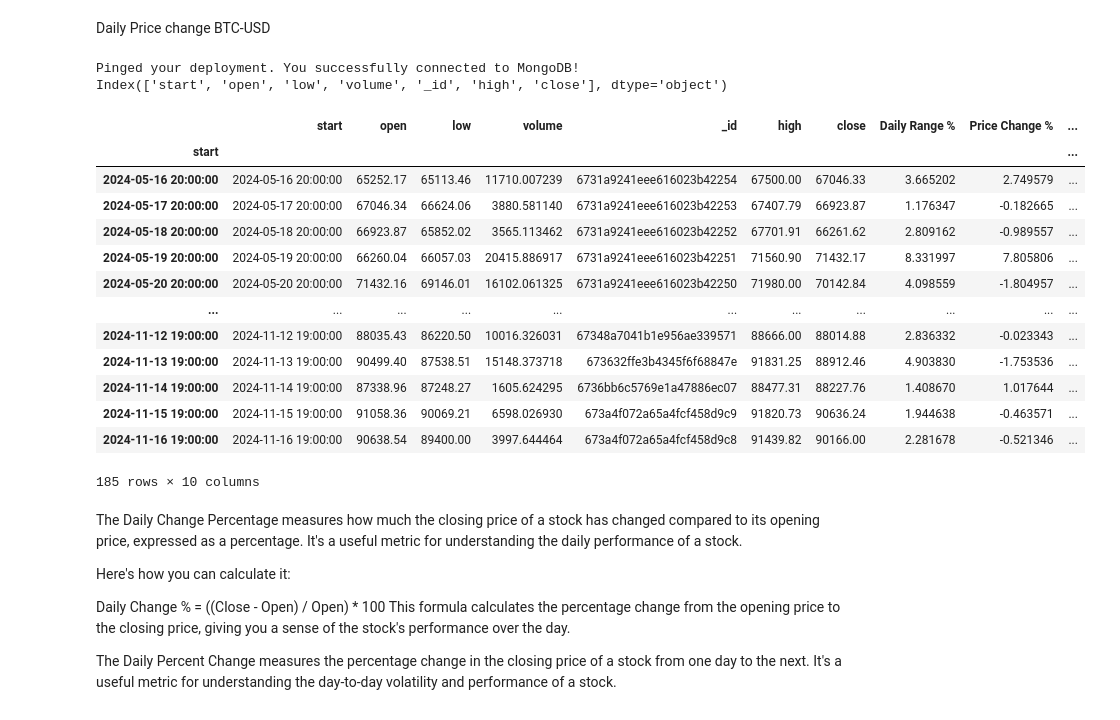
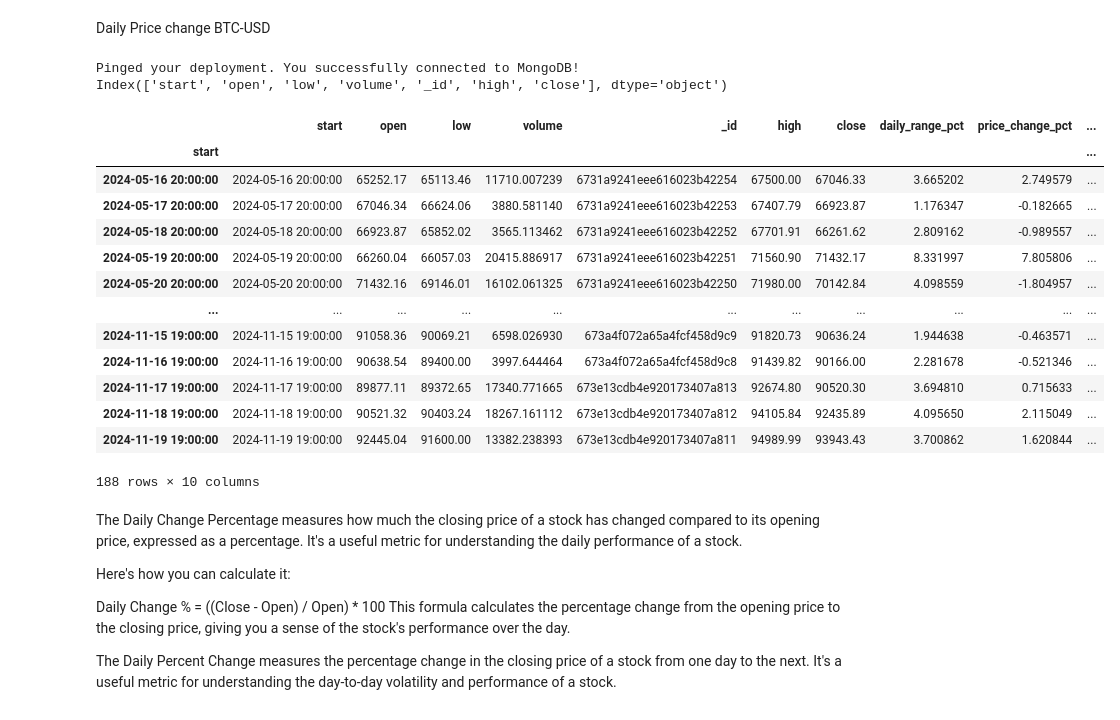
Before and after one commit to helloani25/crypto-trading, a Jupyter notebook: ta-vbt_part2.ipynb, the cells around one changed output. Saved outputs shown, nothing was run; the diff lists cells and outputs as text; code cells hidden in the pictures.

```diff
--- a/ta-vbt_part2.ipynb
+++ b/ta-vbt_part2.ipynb
@@ -327,36 +327,36 @@ Daily Price change BTC-USD
 # %%
 import mongodb_util
 import pandas as pd
 
 db = mongodb_util.MongodbUtil()
 db.test_mongodb_setup()
 # Fetch data from MongoDB
 data = db.util_fetch_all_collection('candles_ts_1d_BTC-USD')
 
 # Convert data to a Pandas DataFrame
 df = pd.DataFrame(list(data))
 df.set_index(pd.DatetimeIndex(df['start']), inplace=True)
 df.sort_index(inplace=True)
 print(df.columns)
 
 df['close'] = np.array(df['close'].astype('str').astype('float64'))
 df['volume'] = np.array(df['volume'].astype('str').astype('float64'))
 df['open'] = np.array(df['open'].astype('str').astype('float64'))
 df['high'] = np.array(df['high'].astype('str').astype('float64'))
 df['low'] = np.array(df['low'].astype('str').astype('float64'))
 #Daily Range Percentage feature (what's the percentage of the highest daily price from the lowest)
-df['Daily Range %'] =  (df['high'] - df['low'])/df['low'] * 100
+df['daily_range_pct'] =  (df['high'] - df['low'])/df['low'] * 100
 
 # Creating the Price Change Percentage feature
-df['Price Change %'] = (df['close'] - df['open']) / df['open'] * 100
+df['price_change_pct'] = (df['close'] - df['open']) / df['open'] * 100
 
-df['Daily Closing %'] = df['close'].pct_change() * 100
+df['daily_closing_pct_chg'] = df['close'].pct_change() * 100
 df.dropna(inplace=True)
 df
 # %% [output]
 Pinged your deployment. You successfully connected to MongoDB!
 Index(['start', 'open', 'low', 'volume', '_id', 'high', 'close'], dtype='object')
-|  | start | open | low | volume | _id | high | close | Daily Range % | Price Change % | ... |
+|  | start | open | low | volume | _id | high | close | daily_range_pct | price_change_pct | ... |
 | start |  |  |  |  |  |  |  |  |  | ... |
 | 2024-05-16 20:00:00 | 2024-05-16 20:00:00 | 65252.17 | 65113.46 | 11710.007239 | 6731a9241eee616023b42254 | 67500.00 | 67046.33 | 3.665202 | 2.749579 | ... |
 | 2024-05-17 20:00:00 | 2024-05-17 20:00:00 | 67046.34 | 66624.06 | 3880.581140 | 6731a9241eee616023b42253 | 67407.79 | 66923.87 | 1.176347 | -0.182665 | ... |
@@ -364,12 +364,12 @@ Index(['start', 'open', 'low', 'volume', '_id', 'high', 'close'], dtype='object'
 | 2024-05-19 20:00:00 | 2024-05-19 20:00:00 | 66260.04 | 66057.03 | 20415.886917 | 6731a9241eee616023b42251 | 71560.90 | 71432.17 | 8.331997 | 7.805806 | ... |
 | 2024-05-20 20:00:00 | 2024-05-20 20:00:00 | 71432.16 | 69146.01 | 16102.061325 | 6731a9241eee616023b42250 | 71980.00 | 70142.84 | 4.098559 | -1.804957 | ... |
 | ... | ... | ... | ... | ... | ... | ... | ... | ... | ... | ... |
-| 2024-11-12 19:00:00 | 2024-11-12 19:00:00 | 88035.43 | 86220.50 | 10016.326031 | 67348a7041b1e956ae339571 | 88666.00 | 88014.88 | 2.836332 | -0.023343 | ... |
-| 2024-11-13 19:00:00 | 2024-11-13 19:00:00 | 90499.40 | 87538.51 | 15148.373718 | 673632ffe3b4345f6f68847e | 91831.25 | 88912.46 | 4.903830 | -1.753536 | ... |
-| 2024-11-14 19:00:00 | 2024-11-14 19:00:00 | 87338.96 | 87248.27 | 1605.624295 | 6736bb6c5769e1a47886ec07 | 88477.31 | 88227.76 | 1.408670 | 1.017644 | ... |
 | 2024-11-15 19:00:00 | 2024-11-15 19:00:00 | 91058.36 | 90069.21 | 6598.026930 | 673a4f072a65a4fcf458d9c9 | 91820.73 | 90636.24 | 1.944638 | -0.463571 | ... |
 | 2024-11-16 19:00:00 | 2024-11-16 19:00:00 | 90638.54 | 89400.00 | 3997.644464 | 673a4f072a65a4fcf458d9c8 | 91439.82 | 90166.00 | 2.281678 | -0.521346 | ... |
+| 2024-11-17 19:00:00 | 2024-11-17 19:00:00 | 89877.11 | 89372.65 | 17340.771665 | 673e13cdb4e920173407a813 | 92674.80 | 90520.30 | 3.694810 | 0.715633 | ... |
+| 2024-11-18 19:00:00 | 2024-11-18 19:00:00 | 90521.32 | 90403.24 | 18267.161112 | 673e13cdb4e920173407a812 | 94105.84 | 92435.89 | 4.095650 | 2.115049 | ... |
+| 2024-11-19 19:00:00 | 2024-11-19 19:00:00 | 92445.04 | 91600.00 | 13382.238393 | 673e13cdb4e920173407a811 | 94989.99 | 93943.43 | 3.700862 | 1.620844 | ... |
-185 rows × 10 columns
+188 rows × 10 columns
 # %% [markdown]
 The Daily Change Percentage measures how much the closing price of a stock has changed compared to its opening price, expressed as a percentage. It's a useful metric for understanding the daily performance of a stock.
 
```
Also changed, not shown: parts of 2 cells of this notebook.
